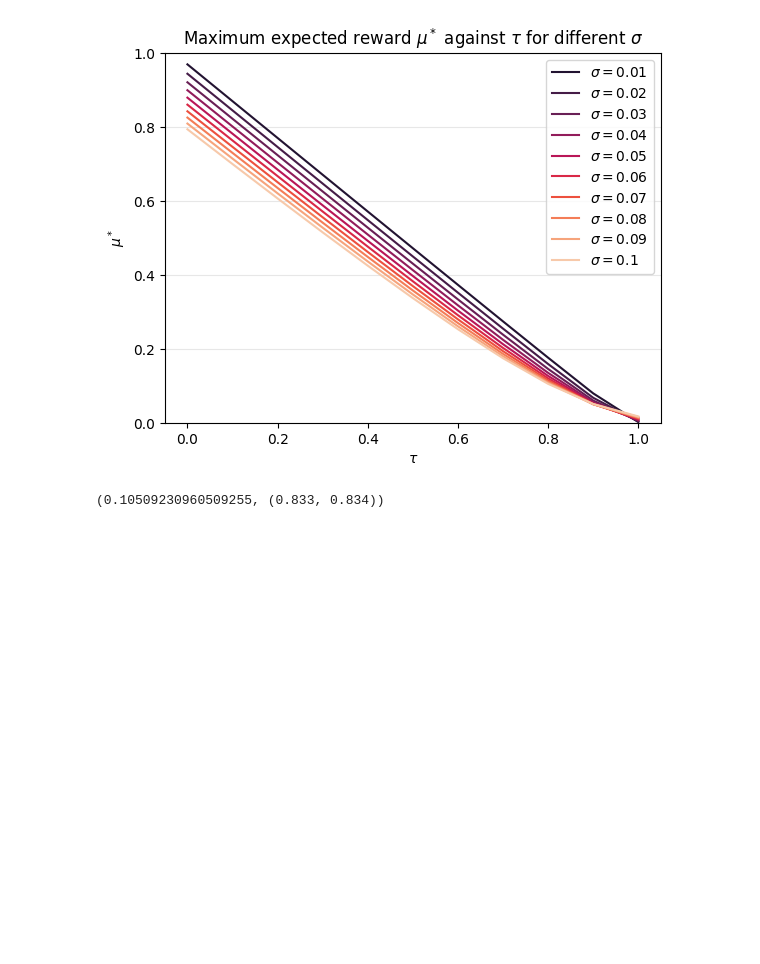
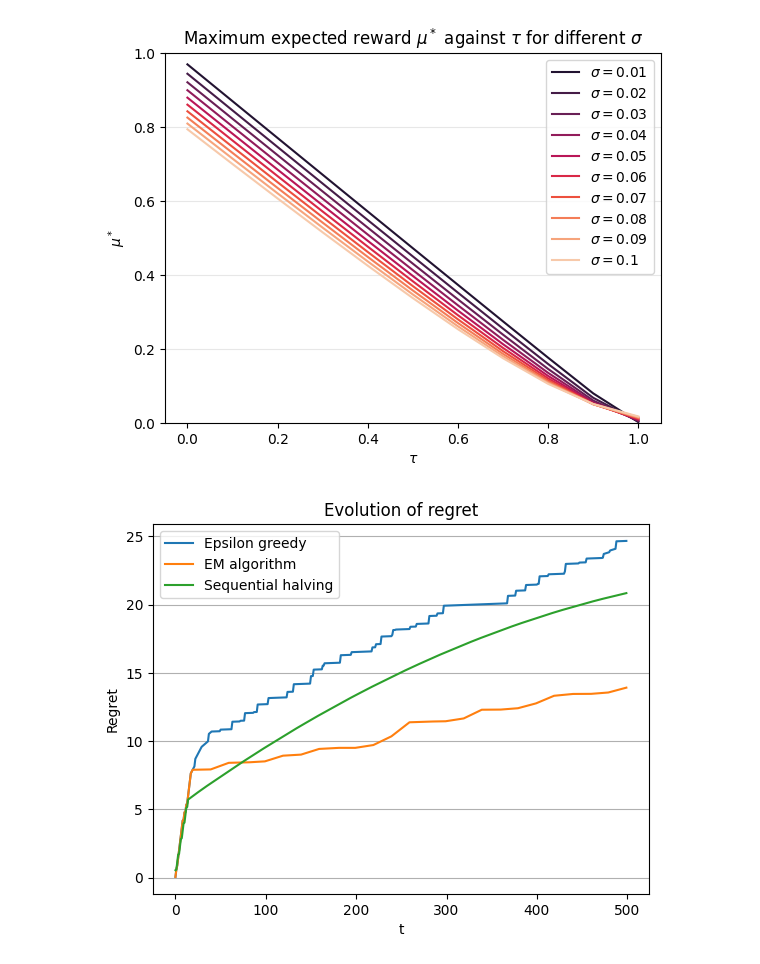
Before and after one commit to ICStudent02344391/summer-project, a Jupyter notebook: analyses/model_1.ipynb, the cells around one changed output. Saved outputs shown, nothing was run; the diff lists cells and outputs as text; code cells hidden in the pictures; blank space fills up the shorter version.

```diff
--- a/analyses/model_1.ipynb
+++ b/analyses/model_1.ipynb
@@ -265,4 +111,7 @@ for tau in prices:
 # %%
+# Compute reward for a given bid and threshold
+def reward(bid, tau, bsup = 1):
+    return (bsup - bid) * (tau <= bid)
 # Compute reward expection given the range of an arm and mean, standard deviation of thresholds (normally distributed)
 def get_mu(a0, a1, tau, sigma, bsup = 1):
     a0_tilde = (a0 - tau) / sigma
@@ -375,14 +224,14 @@ def bandits_EM(thresholds, partition, nb_rounds, seed = 123, tau_0 = 0.5, sigma_
         else:
             arm_index = EM_index
         bid = partition[arm_index] + (partition[arm_index + 1] - partition[arm_index]) * rndm.rand()
-        bids[episode] = bid
-        deltas[episode] = bid >= tau
+        bids[round_ep] = bid
+        deltas[round_ep] = bid >= tau
         arm_count[arm_index] += 1
         avg_arm_reward[arm_index] = ((arm_count[arm_index] - 1) * avg_arm_reward[arm_index] + reward(bid, tau)) / arm_count[arm_index]
         selected_arm.append(arm_index)
         round_ep += 1
         if round_ep == nb_rounds:
-            results = EM_unknown([], bids, deltas, sigma_0, tau_0, conv = 1e-5)
+            results = EM_unknown([], bids, deltas, sigma_0, tau_0, conv = 1e-3)
             tau_0 = results[0][-1]
             sigma_0 = results[1][-1]
             a0 = get_optimal_mu(partition, tau_0, sigma_0, unif_range = True)[1][0]
@@ -446,7 +305,25 @@ plt.grid(axis = "y", alpha = 0.3)
 plt.show()
 # %% [output]
 [figure]
-# %%
-get_optimal_mu(partition, tau, sigma, unif_range = True)
-# %% [output]
-(0.10509230960509255, (0.833, 0.834))
+# %%
+tau = 0.4
+sigma = 0.02
+thresholds =  sigma * rndm.randn(T) + tau
+EM_arms = bandits_EM(thresholds, partition, 20)[0]
+eps_greedy_arms = eps_greedy(thresholds, partition, 20, eps = 0.1)[0]
+s_h_arms = sequential_halving_algorithm(thresholds, partition, 5)[0]
+opt_mu = get_optimal_mu(partition, tau, sigma)
+regret_eps_greedy = np.cumsum(opt_mu - np.array([get_mu(partition[arm], partition[arm + 1], tau, sigma) for arm in eps_greedy_arms]))
+regret_EM = np.cumsum(opt_mu - np.array([get_mu(partition[arm], partition[arm + 1], tau, sigma) for arm in EM_arms]))
+regret_s_h = np.cumsum(opt_mu - np.array([get_mu(partition[arm], partition[arm + 1], tau, sigma) for arm in s_h_arms]))
+plt.plot(regret_eps_greedy, label = "Epsilon greedy")
+plt.plot(regret_EM, label = "EM algorithm")
+plt.plot(regret_s_h, label = "Sequential halving")
+plt.legend()
+plt.title("Evolution of regret")
+plt.ylabel("Regret")
+plt.xlabel("t")
+plt.grid(axis="y")
+plt.show()
+# %% [output]
+[figure, added]
```
Also changed, not shown: parts of 20 cells of this notebook.
